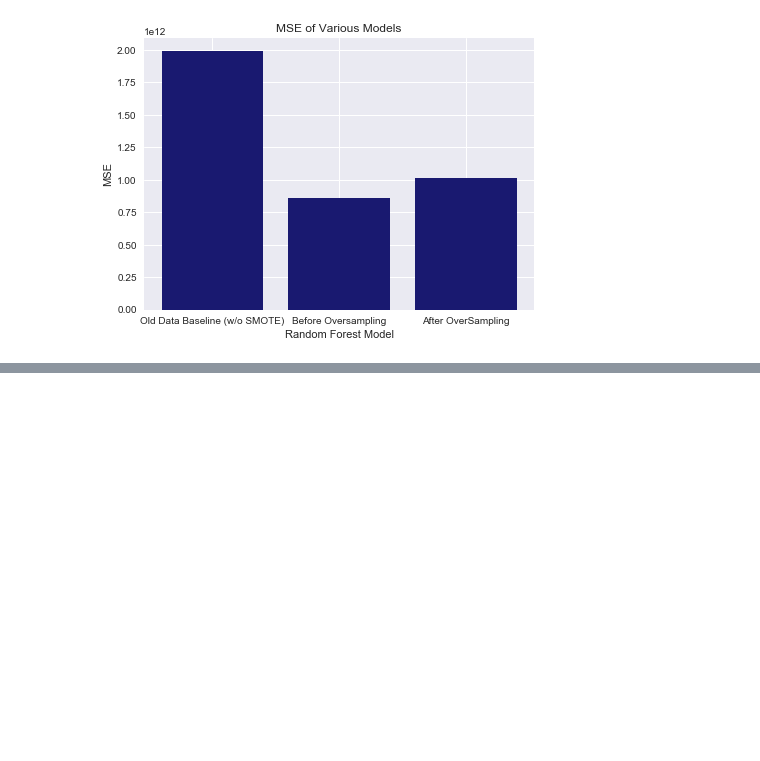
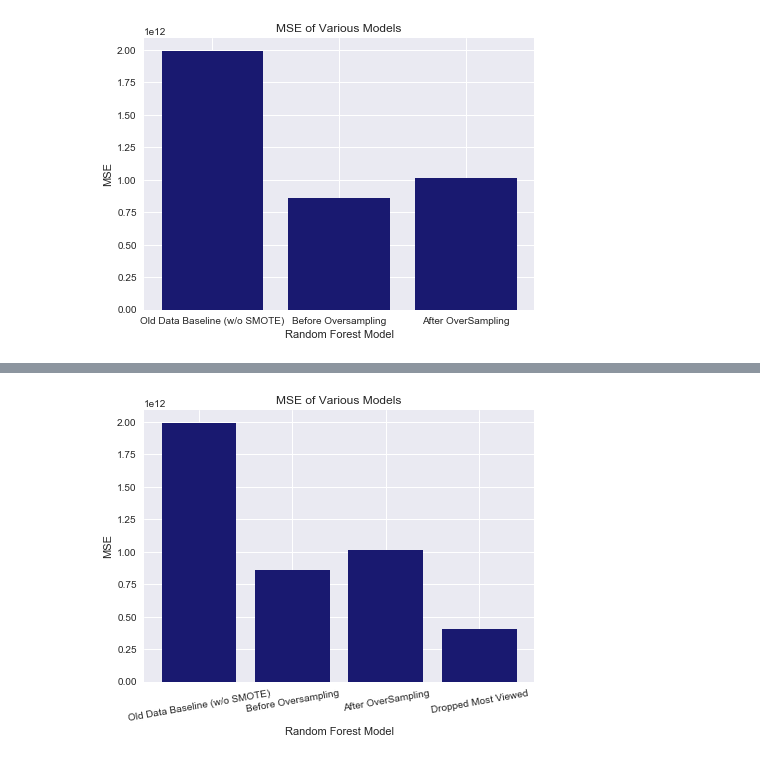
Before and after one commit to artina-m/TopTalks, a Jupyter notebook: Oversample Random Forest.ipynb, the cells around one changed output, grey strips where cells are left out. Saved outputs shown, nothing was run; the diff lists cells and outputs as text; code cells hidden in the pictures; blank space fills up the shorter version.

```diff
--- a/Oversample Random Forest.ipynb
+++ b/Oversample Random Forest.ipynb
@@ -455,0 +536,14 @@ plt.ylabel('MSE');
+# %%
+#compare with graph
+x_axis = [1,2,3,4]
+MSE = [mse_random_forest_baseline_old, mse_random_forest_baseline, mse_random_forest_all, mse_random_forest_drop]
+LABELS = ['Old Data Baseline (w/o SMOTE)','Before Oversampling', 'After OverSampling', 'Dropped Most Viewed']
+
+plt.figure(figsize = (7,5))
+plt.bar(x_axis, MSE, align='center', color = 'midnightblue');
+plt.xticks(x_axis, LABELS, rotation=10);
+plt.title('MSE of Various Models');
+plt.xlabel('Random Forest Model');
+plt.ylabel('MSE');
+# %% [output]
+[figure, added]
```
Also changed, not shown: parts of 10 cells of this notebook.
